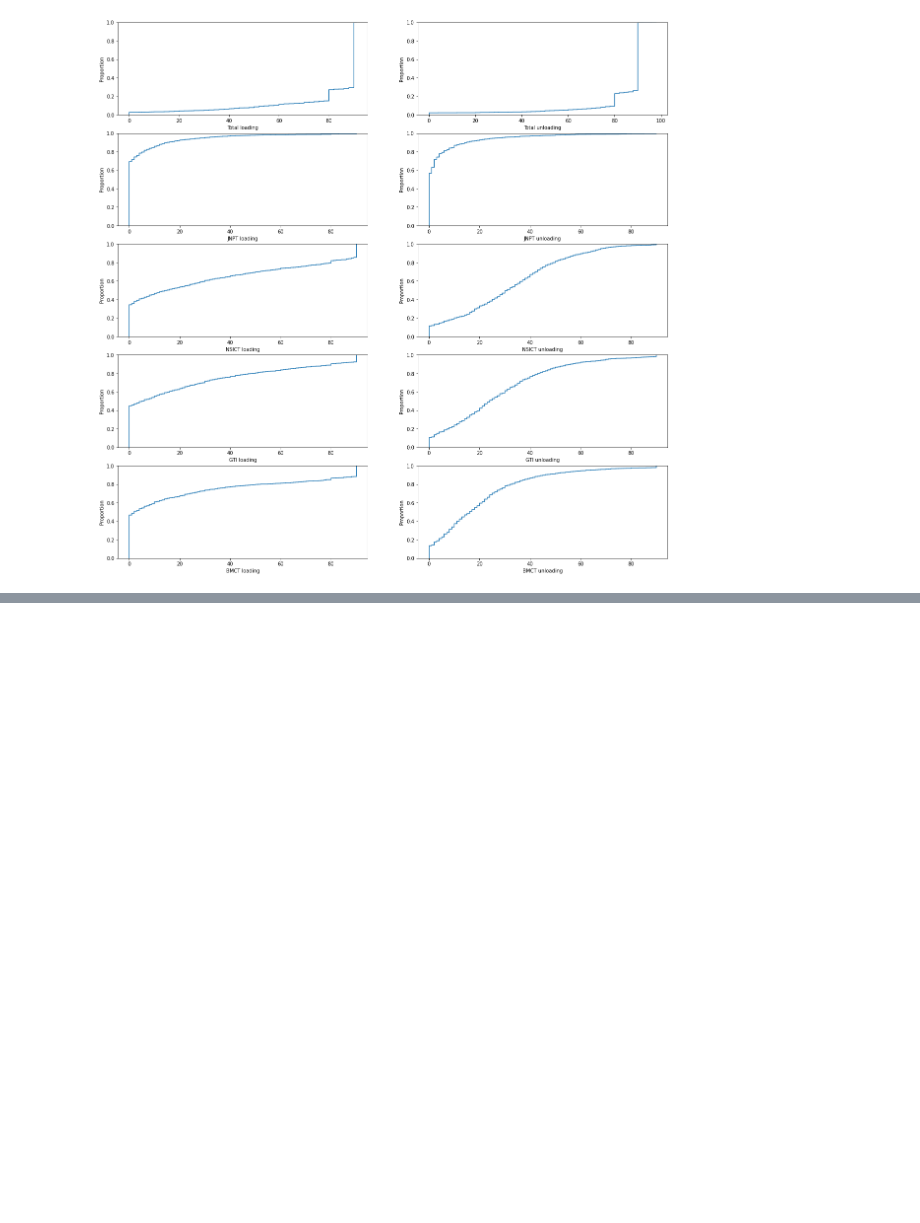
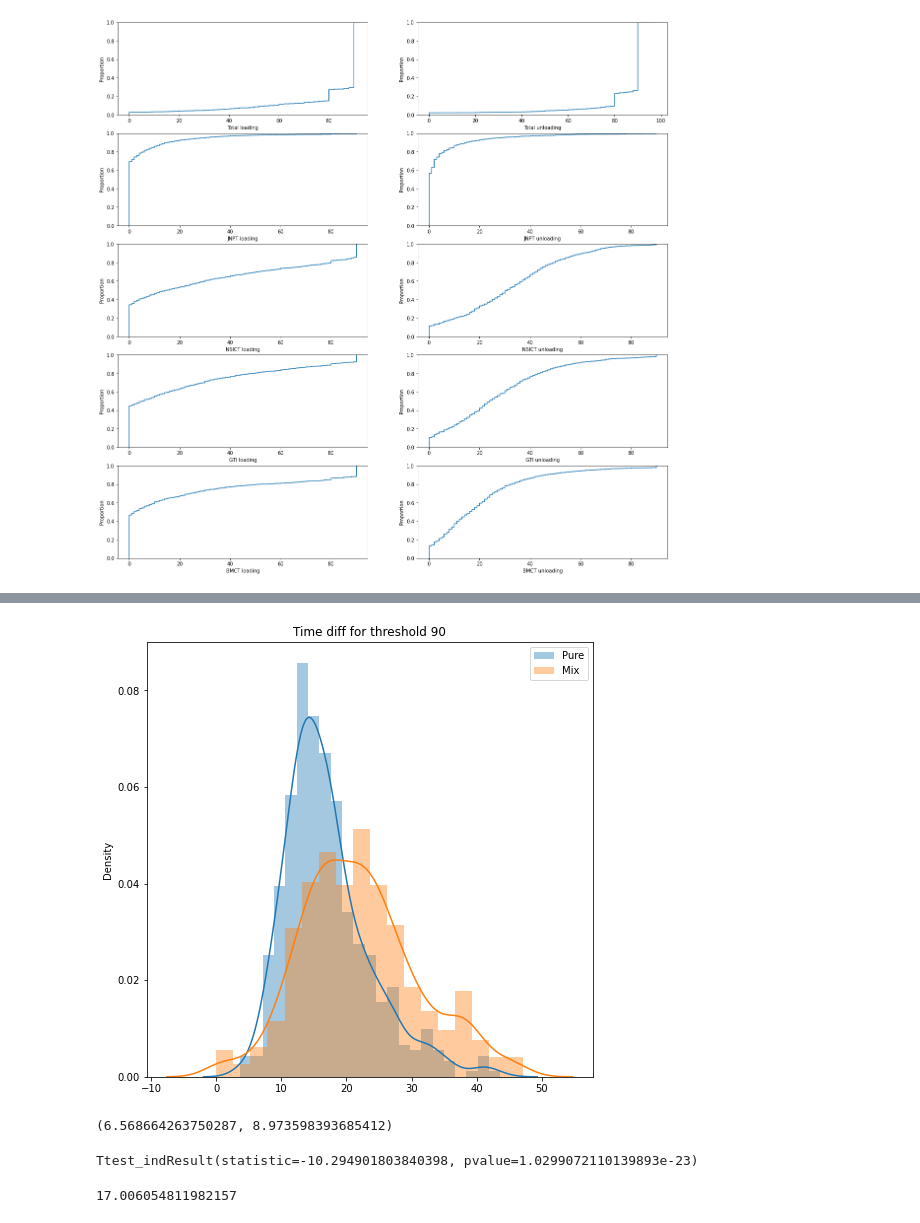
Before and after one commit to UKonge/Project_codes, a Jupyter notebook: Individual_rake_data_analysis.ipynb, the cells around one changed output, grey strips where cells are left out. Cells and saved outputs as stored; diff of their text form; code cells hidden in the pictures; blank space fills up the shorter version.

```diff
--- a/Individual_rake_data_analysis.ipynb
+++ b/Individual_rake_data_analysis.ipynb
@@ -81,0 +132,16 @@ plt.show()
+# %%
+p90,m90 = get_timeplots(d,90,r=True)
+# %% [output]
+[figure, added]
+# %%
+np.std(p90),np.std(m90)
+# %% [output]
+(6.568664263750287, 8.973598393685412)
+# %%
+st.ttest_ind(p90,m90,equal_var=False)
+# %% [output]
+Ttest_indResult(statistic=-10.294901803840398, pvalue=1.0299072110139893e-23)
+# %%
+np.mean(p90)
+# %% [output]
+17.006054811982157
```
Also changed, not shown: parts of 7 cells of this notebook, 2 other files.
